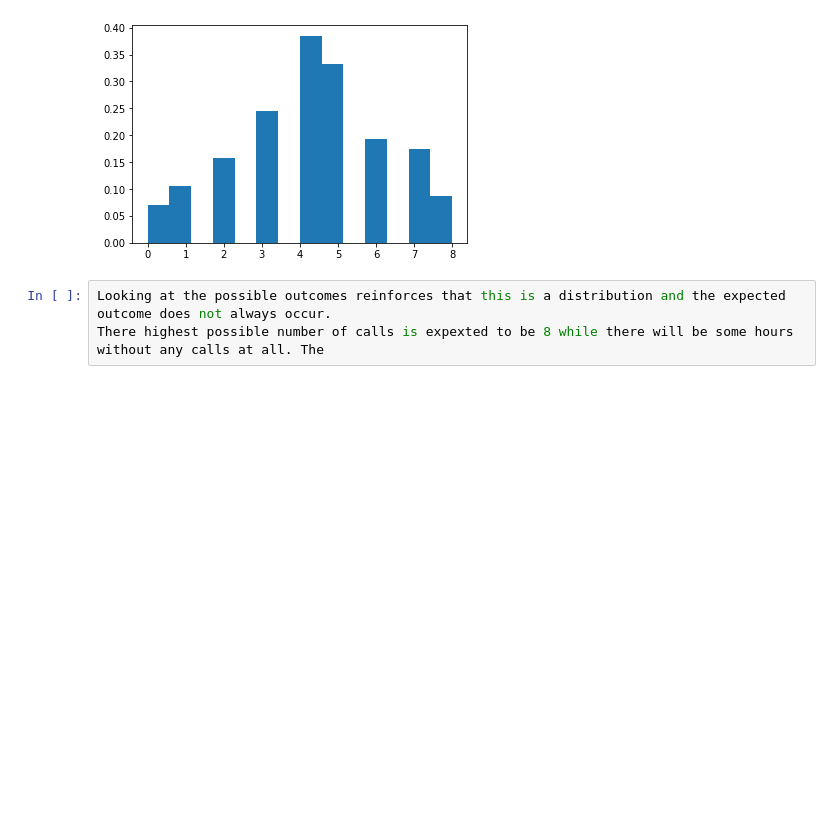
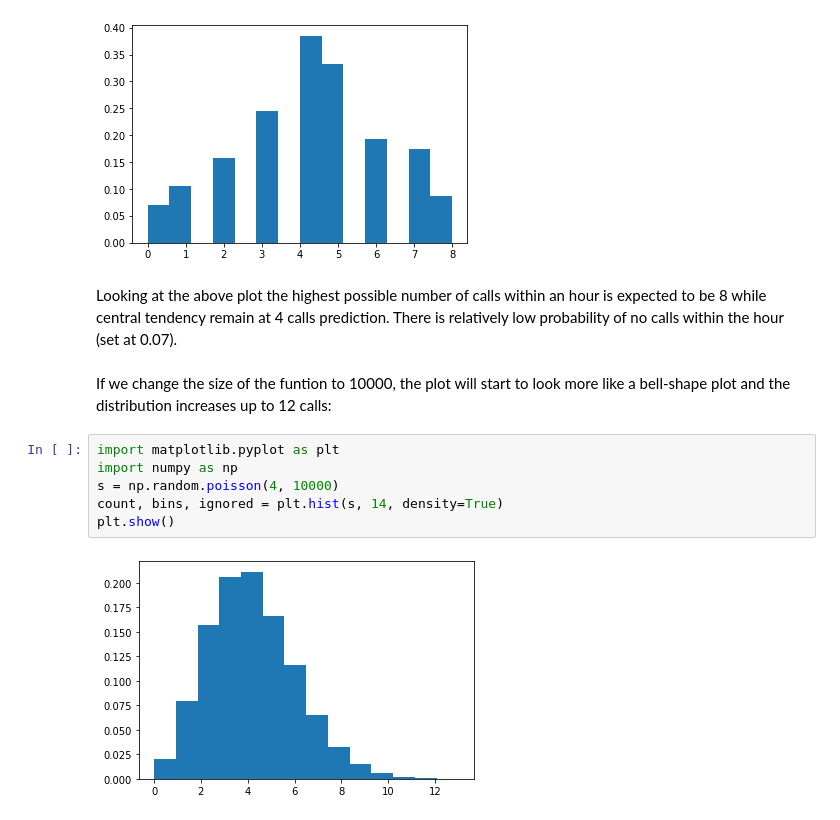
Before and after one commit to KatarzynaConnell/Numpy.random_assignment, a Jupyter notebook: numpy.random.ipynb, the cells around one changed output. Drawn from its saved outputs; the diff is of its cells as text; blank space fills up the shorter version.

```diff
--- a/numpy.random.ipynb
+++ b/numpy.random.ipynb
@@ -640,9 +628,19 @@ count, bins, ignored = plt.hist(s, 14, density=True)
 plt.show()
 # %% [output]
 [figure]
-# %%
-Looking at the possible outcomes reinforces that this is a distribution and the expected outcome does not always occur.
-There highest possible number of calls is expexted to be 8 while there will be some hours without any calls at all. The
+# %% [markdown]
+Looking at the above plot the highest possible number of calls within an hour is expected to be 8 while central tendency remain at 4 calls prediction.
+There is relatively low probability of no calls within the hour (set at 0.07).
+# %% [markdown]
+If we change the size of the funtion to 10000, the plot will start to look more like a bell-shape plot and the distribution increases up to 12 calls:
+# %%
+import matplotlib.pyplot as plt
+import numpy as np
+s = np.random.poisson(4, 10000)
+count, bins, ignored = plt.hist(s, 14, density=True)
+plt.show()
+# %% [output]
+[figure, added]
 # %% [markdown]
 # Use of seeds in generating pseudorandom numbers
 
```
Also changed, not shown: parts of 25 cells of this notebook, 1 other file.
